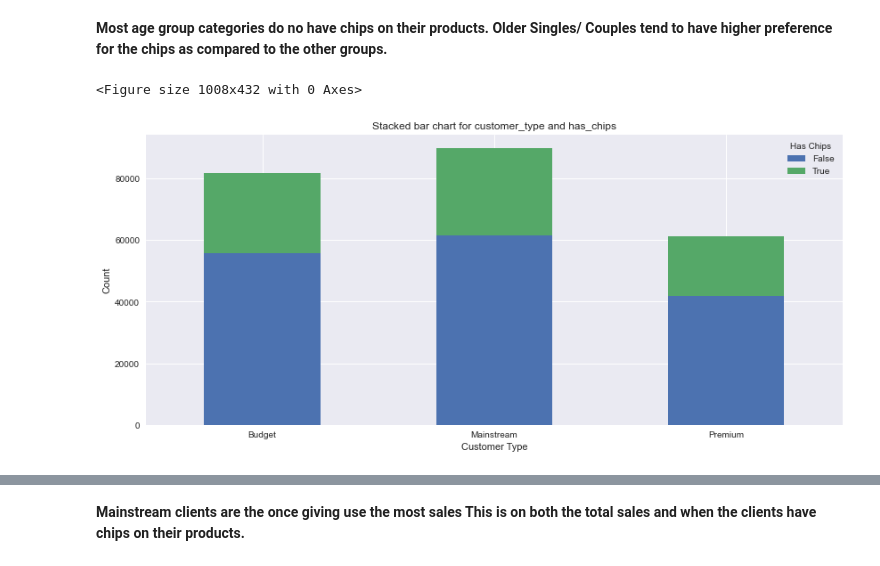
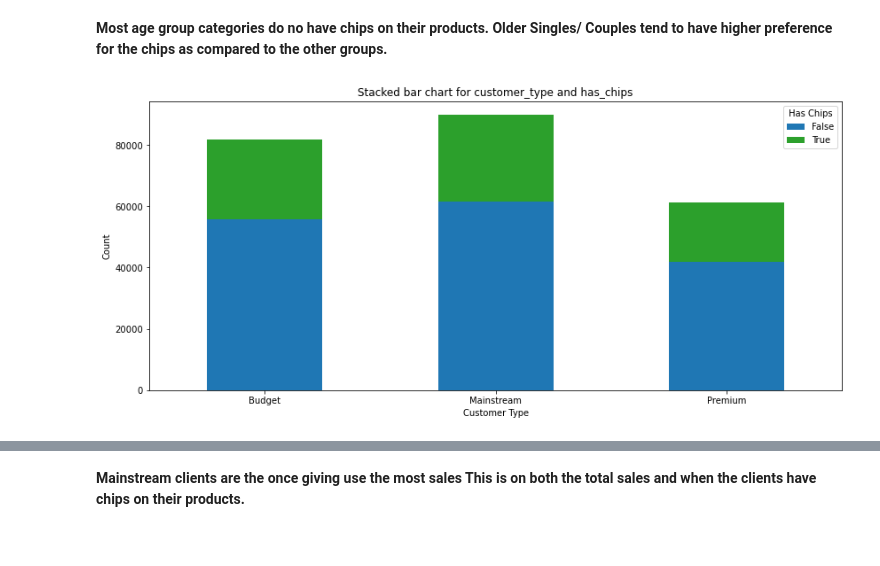
Before and after one commit to CHRISTOROMO/Quantium-retail-analytics, a Jupyter notebook: notebook.ipynb, the cells around one changed output, grey strips where cells are left out. Cells and saved outputs as stored; diff of their text form; code cells hidden in the pictures.

```diff
--- a/notebook.ipynb
+++ b/notebook.ipynb
@@ -508,20 +572,19 @@ plt.title('Clustered bar chart for lifestage and has_chips');
 # %% [markdown]
 **Most age group categories do no have chips on their products. Older Singles/ Couples tend to have higher preference for the chips as compared to the other groups.**
 # %%
-# Clustered bar chart for the lifestage and has_chips variables
+# Stacked bar chart for the lifestage and has_chips variables
 
-plt.figure(figsize=[14, 6])
+colors = {True: sns.color_palette()[2], False: sns.color_palette()[0]}
 
 df_chips_by_type = df_clean.groupby(['customer_type', 'has_chips'])['transaction_id'].count().reset_index()
 df_chips_by_type = df_chips_by_type.pivot(index='customer_type', columns='has_chips', values='transaction_id')
 
-df_chips_by_type.plot(kind='bar', stacked=True, figsize=[14, 6])
+df_chips_by_type.plot(kind='bar', stacked=True, color=colors, figsize=[14, 6])
 plt.xticks(rotation=0)
 plt.title('Stacked bar chart for customer_type and has_chips')
 plt.xlabel('Customer Type')
 plt.ylabel('Count')
 plt.legend(title='Has Chips', loc='upper right')
-plt.show();
+plt.show()
 # %% [output]
-<Figure size 1008x432 with 0 Axes>
-[figure, old version]
+[figure, new version]
```
Also changed, not shown: parts of 28 cells of this notebook.
